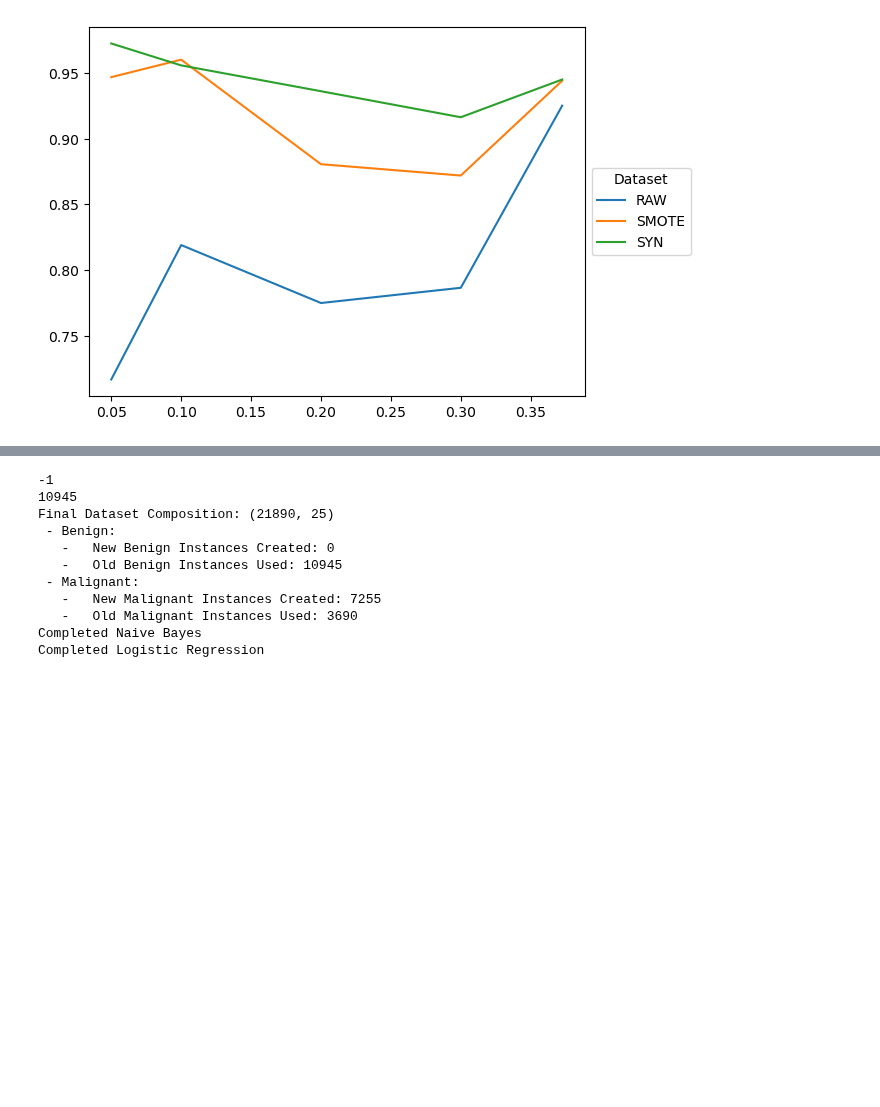
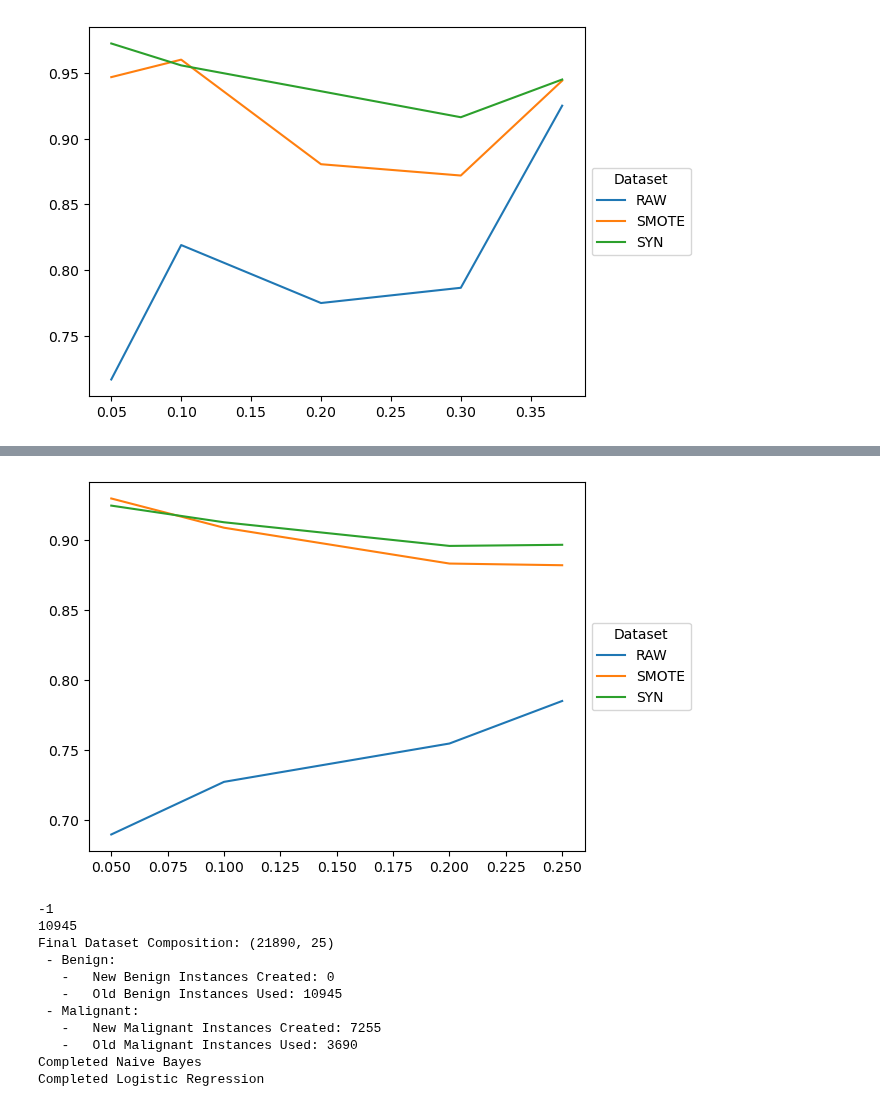
Before and after one commit to sprice134/MQP-2023, a Jupyter notebook: Code/Wole-Paper1/finalVersions/augmentationImbalnceF1CrossVal_Modular.ipynb, the cells around one changed output, grey strips where cells are left out. Cells and saved outputs as stored; diff of their text form; code cells hidden in the pictures; blank space fills up the shorter version.

```diff
--- a/Code/Wole-Paper1/finalVersions/augmentationImbalnceF1CrossVal_Modular.ipynb
+++ b/Code/Wole-Paper1/finalVersions/augmentationImbalnceF1CrossVal_Modular.ipynb
@@ -593,3 +537,34 @@ KeyboardInterrupt:
+# %%
+'''
+Surgical
+RAW DATA
+[0.710496850770549, 0.7666791408315122, 0.8673518205679743, 0.755258939169909, 0.8259761310769884] -> 0.7852
+[0.669541516046207, 0.7325853126283131, 0.8576917932912371, 0.7164747967928197, 0.7978973097104706] -> 0.7548
+[0.6151208899400098, 0.6845574485624548, 0.8353249665608287, 0.7259209965776457, 0.7760955650763771] -> 0.7274
+[0.6040905158229999, 0.604591750776977, 0.8005667975435417, 0.6890939741878117, 0.7506253673166446] -> 0.6898
+SMOTE DATA
+[0.8539621379190254, 0.8700226424398277, 0.8971396608154396, 0.899497322440484, 0.8905721573352763] -> 0.8822
+[0.8560955879170606, 0.8709181481435959, 0.8952969379544017, 0.9066532098909363, 0.8877974749939748] -> 0.8834
+[0.8856417304877257, 0.8862483196215818, 0.9112623316537558, 0.9485397190989424, 0.9131022732488983] -> 0.909
+[0.9221241096231113, 0.9022410651987578, 0.9244186060716604, 0.9615556058923598, 0.9393676858034492] -> 0.9299
+Synthetic DATA
+[0.8572625397778418, 0.8798993904861325, 0.9093949663454575, 0.9280918525329384, 0.9091039674690599] -> 0.8968
+[0.8515695167344427, 0.8794626885070078, 0.9092649014714264, 0.934317282705253, 0.9054436175682504] -> 0.896
+[0.8827638258717521, 0.8876189662282089, 0.9193364013144787, 0.955649482790126, 0.9193000390778121] -> 0.9129
+[0.919663248317421, 0.8927488825622356, 0.9302393768228445, 0.9446943954704355, 0.9366006466098827] -> 0.9248
+'''
+raw_surgical = [.7852, 0.7548, 0.7274, 0.6898]
+smote_surgical = [.8822, 0.8834, 0.909, 0.9299]
+syn_surgical = [.8968, .896, .9129, .9248]
+
+surgical_x_vals = [0.25, 0.2, 0.1, 0.05]
+plt.plot(surgical_x_vals, raw_surgical, label='RAW')
+plt.plot(surgical_x_vals, smote_surgical, label='SMOTE')
+plt.plot(surgical_x_vals, syn_surgical, label='SYN')
+plt.legend(title='Dataset',loc='center left', bbox_to_anchor=(1, 0.5))
+plt.show()
+# %% [output]
+[figure, added]
 # %%
 IMBALANCE_PARAMETERS = [-1, 0.3, 0.2, 0.1, 0.05]
 cumAugScores_surgical = []
```
Also changed, not shown: parts of 1 cell of this notebook, 8 other files.
